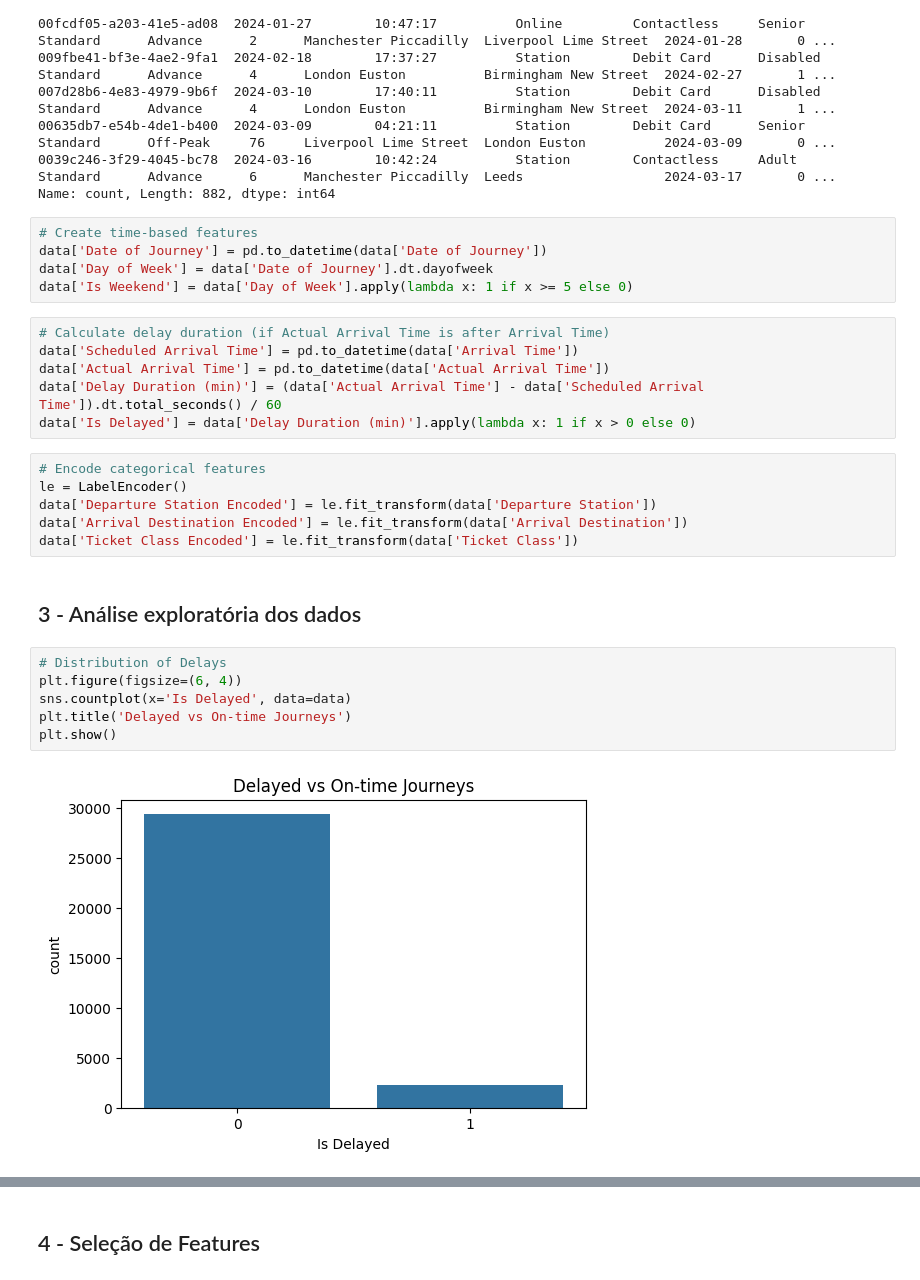
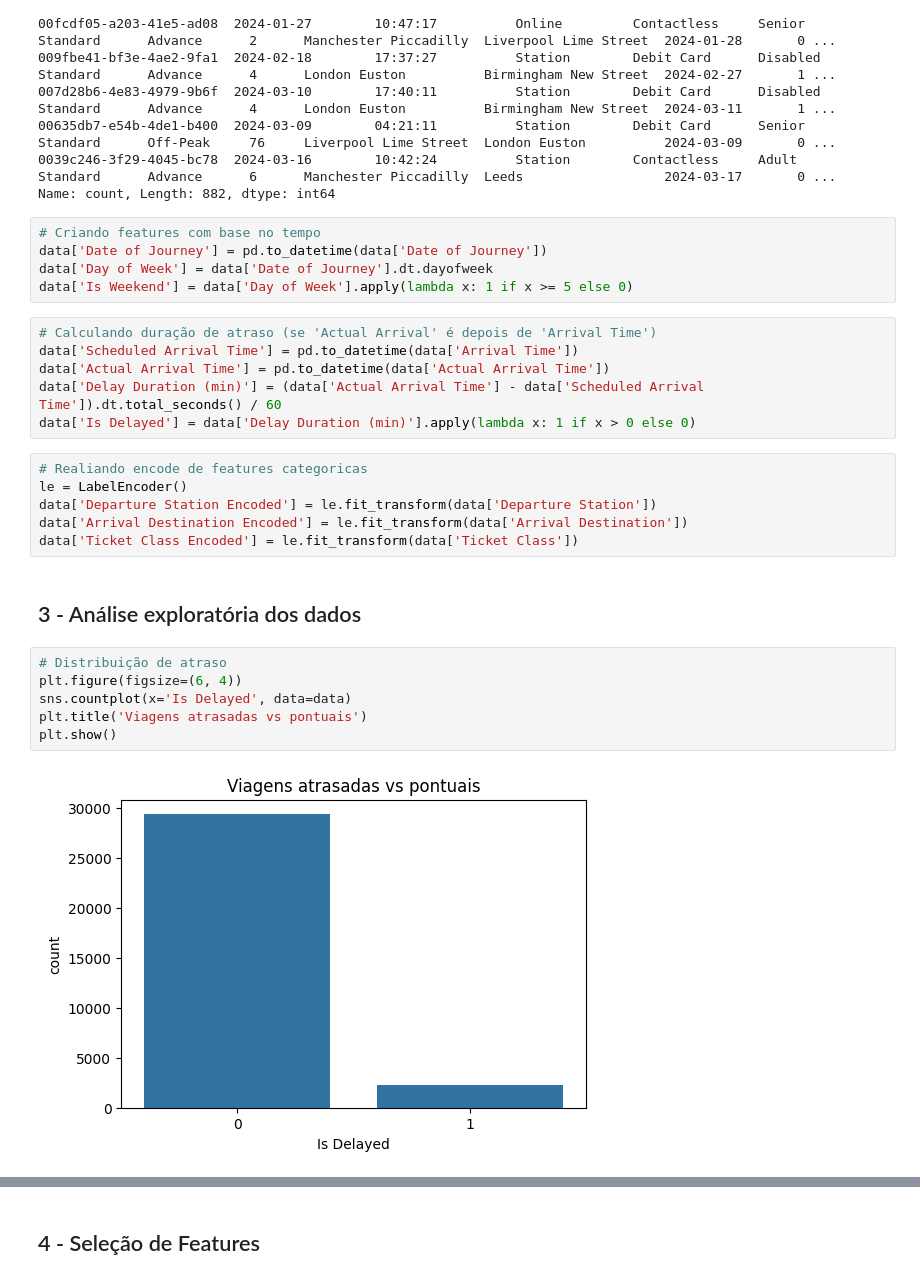
Before and after one commit to dankiest/train_delay, a Jupyter notebook: model.ipynb, the cells around one changed output, grey strips where cells are left out. Saved outputs shown, nothing was run; the diff lists cells and outputs as text.

```diff
--- a/model.ipynb
+++ b/model.ipynb
@@ -47,18 +73,18 @@ fa7c6926-273a-471b-ac72  2024-01-31        17:03:02          Station        Debi
 0039c246-3f29-4045-bc78  2024-03-16        10:42:24          Station        Contactless     Adult     Standard      Advance      6      Manchester Piccadilly  Leeds                  2024-03-17       0 ...
 Name: count, Length: 882, dtype: int64
 # %%
-# Create time-based features
+# Criando features com base no tempo
 data['Date of Journey'] = pd.to_datetime(data['Date of Journey'])
 data['Day of Week'] = data['Date of Journey'].dt.dayofweek
 data['Is Weekend'] = data['Day of Week'].apply(lambda x: 1 if x >= 5 else 0)
 # %%
-# Calculate delay duration (if Actual Arrival Time is after Arrival Time)
+# Calculando duração de atraso (se 'Actual Arrival' é depois de 'Arrival Time')
 data['Scheduled Arrival Time'] = pd.to_datetime(data['Arrival Time'])
 data['Actual Arrival Time'] = pd.to_datetime(data['Actual Arrival Time'])
 data['Delay Duration (min)'] = (data['Actual Arrival Time'] - data['Scheduled Arrival Time']).dt.total_seconds() / 60
 data['Is Delayed'] = data['Delay Duration (min)'].apply(lambda x: 1 if x > 0 else 0)
 # %%
-# Encode categorical features
+# Realiando encode de features categoricas
 le = LabelEncoder()
 data['Departure Station Encoded'] = le.fit_transform(data['Departure Station'])
 data['Arrival Destination Encoded'] = le.fit_transform(data['Arrival Destination'])
@@ -66,11 +92,11 @@ data['Ticket Class Encoded'] = le.fit_transform(data['Ticket Class'])
 # %% [markdown]
 ## 3 - Análise exploratória dos dados
 # %%
-# Distribution of Delays
+# Distribuição de atraso
 plt.figure(figsize=(6, 4))
 sns.countplot(x='Is Delayed', data=data)
-plt.title('Delayed vs On-time Journeys')
+plt.title('Viagens atrasadas vs pontuais')
 plt.show()
 # %% [output]
-[figure, old version]
+[figure, new version]
 # %%
```
Also changed, not shown: parts of 22 cells of this notebook, 1 other file.
